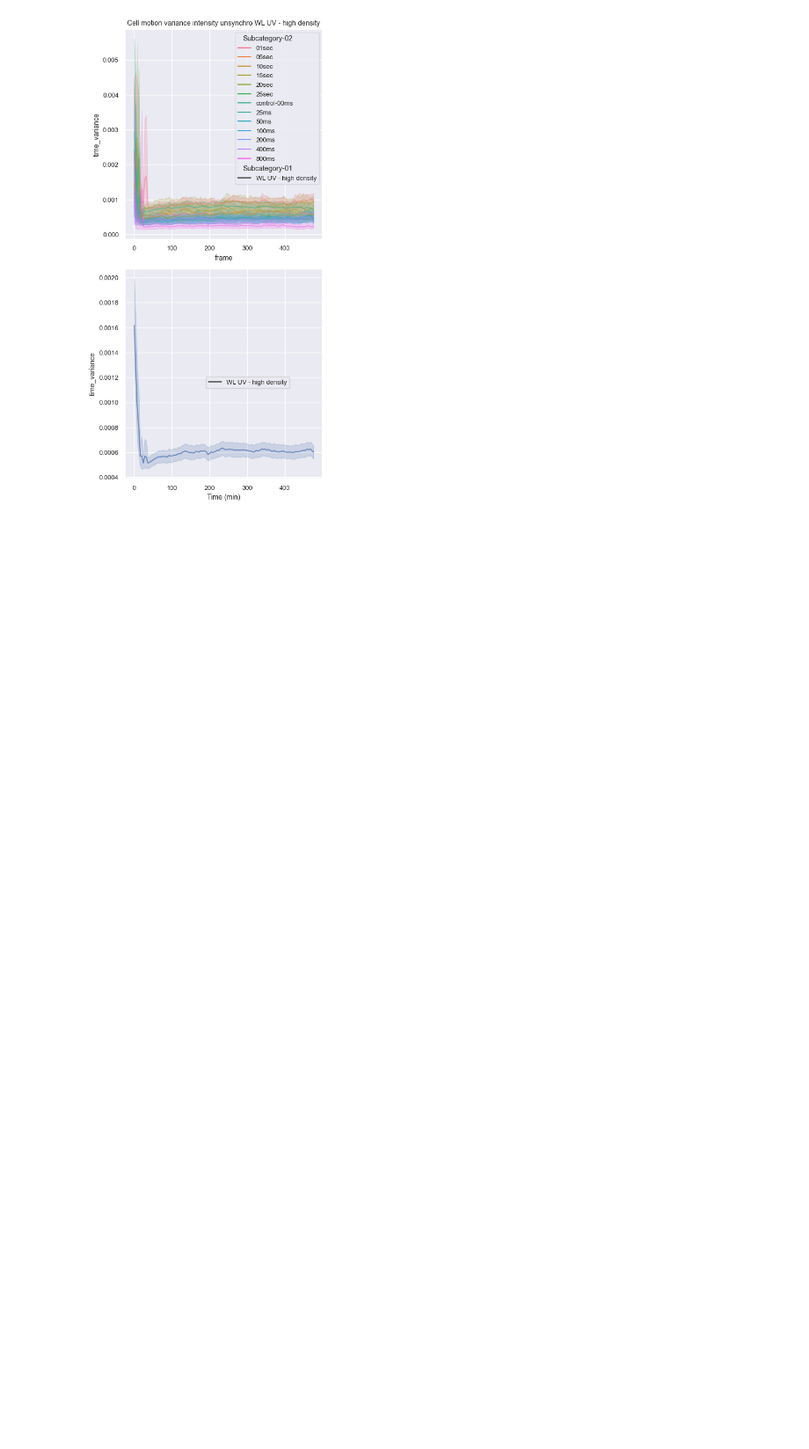
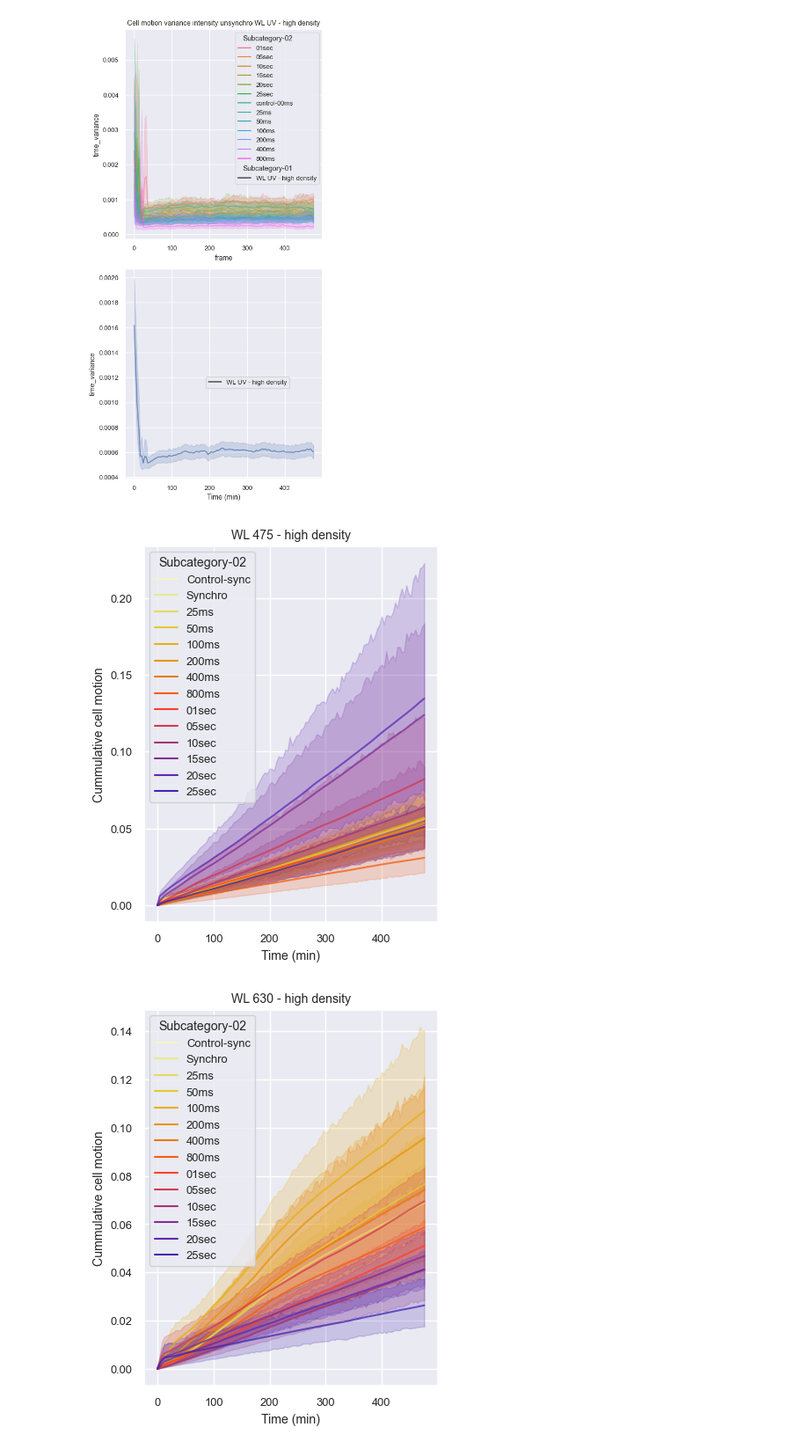
Before and after one commit to HenriquesLab/PhotoFiTT, a Jupyter notebook: notebooks/Analyse phototoxicity data.ipynb, the cells around one changed output. Shown at 88% size. Saved outputs shown, nothing was run; the diff lists cells and outputs as text; code cells hidden in the pictures; blank space fills up the shorter version.

Commit message:
cummulative motion function

```diff
--- a/notebooks/Analyse phototoxicity data.ipynb
+++ b/notebooks/Analyse phototoxicity data.ipynb
@@ -293,0 +244,51 @@ def cummulative_motion(motion_metrics, category="WL UV - high density",
+# %%
+import matplotlib.pyplot as plt
+import seaborn as sns
+
+method = "intensity"
+condition = "unsynchro"
+folder = "motion_clahe-{}".format(method)
+motion_metrics = pd.read_csv(os.path.join(output_path, folder, "data_motion_{0}_{1}.csv".format(method, condition)))
+motion_metrics = motion_metrics.rename(columns={'time_variance': 'Cell motion'})
+
+wavelength = np.unique(motion_metrics["Subcategory-01"])
+
+hue_order = ['Control-sync', 'Synchro', '25ms', '50ms', '100ms', '200ms', '400ms', '800ms',
+             '01sec', '05sec', '10sec', '15sec', '20sec', '25sec']
+
+for w in wavelength:
+    motion_w = motion_metrics[motion_metrics["Subcategory-01"]==w].reset_index(drop=True)
+    motion_w = pd.read_csv(os.path.join(output_path, folder, "data_motion_{0}_{1}_{2}.csv".format(method, condition, w)))
+    motion_w = motion_w.rename(columns={'time_variance': 'Cell motion'})
+    motion_dataframe, motion_w = cummulative_motion(motion_w, use_starting_point="fixed", starting_point=0)
+
+    y_var = "Cummulative cell motion"
+    format_extension = 'pdf'
+    name = "cell_cummulative_motion_from0.{}".format(format_extension)
+
+    #display.plot_conditions(dynamics_metrics, y_var, "Cummulative cell growth after mitosis", "Subcategory-02",
+    #                        output_path, name, style_condition="Subcategory-01", hue_order=hue_order)
+
+    fig = plt.figure(figsize=(4, 5), constrained_layout=True)
+    custom_params = {"axes.spines.right": False, "axes.spines.top": False}
+    sns.plotting_context("paper")
+    sns.set_theme(style="ticks", rc=custom_params)
+    sns.set(font_scale=0.85)
+    # Plot the results per category
+    sns.lineplot(x="frame", y=y_var, hue="Subcategory-02", data=motion_w,
+                 palette=sns.color_palette("CMRmap_r", 17), linewidth=1.5, alpha=0.75, hue_order=hue_order)
+    # plt.ylabel(y_label)
+    plt.xlabel("Time (min)")
+    plt.yscale("linear")
+    plt.title(f"{w}")
+    #plt.legend(loc='upper right')
+    format_extension = name.split(".")[-1]
+    format_extension = 'pdf'
+    name = "cell_cummulative_motion_{0}.{1}".format(w, format_extension)
+    fig.savefig(os.path.join(output_path, name), format=format_extension, transparent=True)
+    format_extension = 'png'
+    name = "cell_cummulative_motion_{0}.{1}".format(w, format_extension)
+    fig.savefig(os.path.join(output_path, name), format=format_extension, transparent=True)
+# %% [output]
+[figure, added]
+[figure, added]
```
Also changed, not shown: parts of 3 cells of this notebook, 1 other file.
